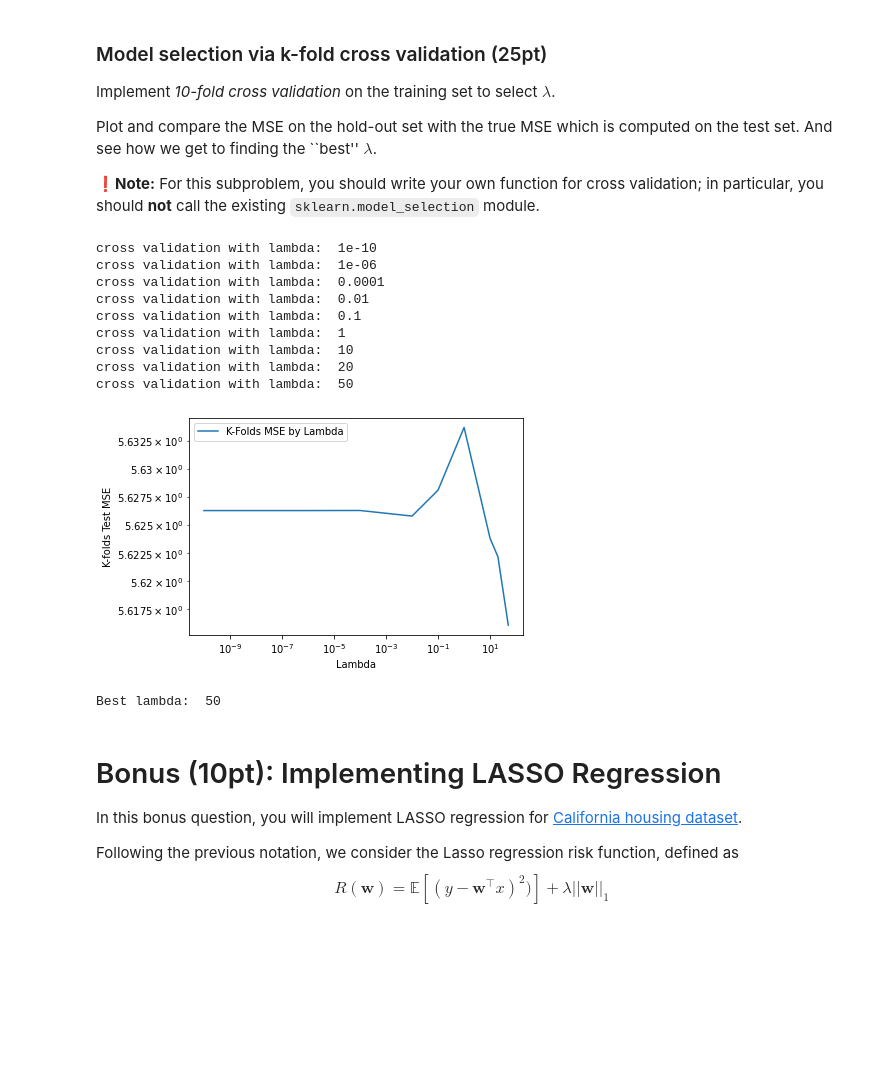
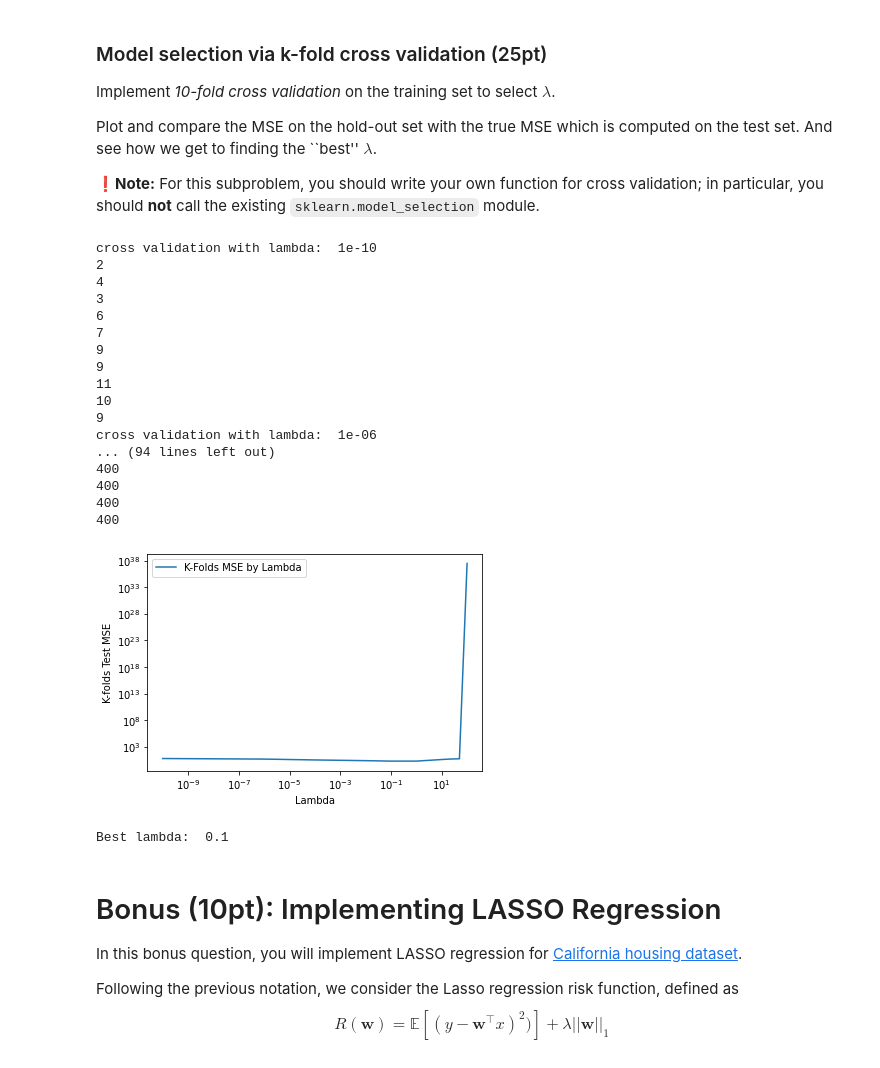
Before and after one commit to jbrouwer5/Linear-Regression, a Jupyter notebook: project1_regression_modelsel.ipynb, the cells around one changed output. Drawn from its saved outputs; the diff is of its cells as text; code cells hidden in the pictures; blank space fills up the shorter version.

```diff
--- a/project1_regression_modelsel.ipynb
+++ b/project1_regression_modelsel.ipynb
@@ -216,13 +216,16 @@ def gradientDescent(X,y,theta,eta,Lambda,tolerance):
     """
     Loss_history =[]
     curr_tolerance = tolerance + 1
-
-    while curr_tolerance > tolerance:
+    num_iters = 0
+    while curr_tolerance > tolerance and num_iters < 400:
         loss, grad = lossFunction(theta, X, y, Lambda)
         Loss_history.append(loss)
         if len(Loss_history) > 1:
             curr_tolerance = abs(loss - Loss_history[-2])
         theta -= eta * grad
+        num_iters += 1
+
+    print(num_iters)
 
     return theta, Loss_history
 
@@ -342,12 +347,14 @@ Plot and compare the MSE on the hold-out set with the true MSE which is computed
 
 ❗**Note:** For this subproblem, you should write your own function for cross validation; in particular, you should **not** call the existing `sklearn.model_selection` module.
 # %%
+import random
 def cross_validation(X_train, y_train, lambda_, k=10):
     """
     Perform k-fold cross validation on X_train and y_train.
     """
     # add your code to perform k-fold cross validation
     mse = 0
+    random.shuffle(X_train)
     partition = X_train.shape[0] // k
     for i in range(k):
         if i == 0:
@@ -370,43 +377,52 @@ def cross_validation(X_train, y_train, lambda_, k=10):
 
 
 # List of lambdas to try
 weight_list = [1e-10, 1e-6, 1e-4, 0.01, 0.1, 1, 10, 20, 50, 100]
 
 best_lambda = None
 best_mse = np.inf
 mses = []
 
 # Find the best lambda
 for lambda_ in weight_list:
     print("cross validation with lambda: ", lambda_)
     mse = cross_validation(X_train, y_train, lambda_)
     mses.append(mse)
     if mse < best_mse:
         best_mse = mse
         best_lambda = lambda_
 
+
 plt.figure()
-plt.plot( weight_list , mses , label = 'K-Folds MSE by Lambda')
+plt.plot( weight_list[:-1] , mses[:-1] , label = 'K-Folds MSE by Lambda')
 plt.xlabel('Lambda')
 plt.ylabel('K-folds Test MSE')
 plt.yscale('log')
 plt.xscale('log')
 plt.legend()
 plt.show()
 
 print("Best lambda: ", best_lambda)
 # %% [output]
 cross validation with lambda:  1e-10
+2
+4
+3
+6
+7
+9
+9
+11
+10
+9
 cross validation with lambda:  1e-06
-cross validation with lambda:  0.0001
-cross validation with lambda:  0.01
-cross validation with lambda:  0.1
-cross validation with lambda:  1
-cross validation with lambda:  10
-cross validation with lambda:  20
-cross validation with lambda:  50
+... (94 lines left out)
+400
+400
+400
+400
-[figure, old version]
+[figure, new version]
-Best lambda:  50
+Best lambda:  0.1
 # %% [markdown]
 # Bonus (10pt): Implementing LASSO Regression
 
```
Also changed, not shown: parts of 3 cells of this notebook.
